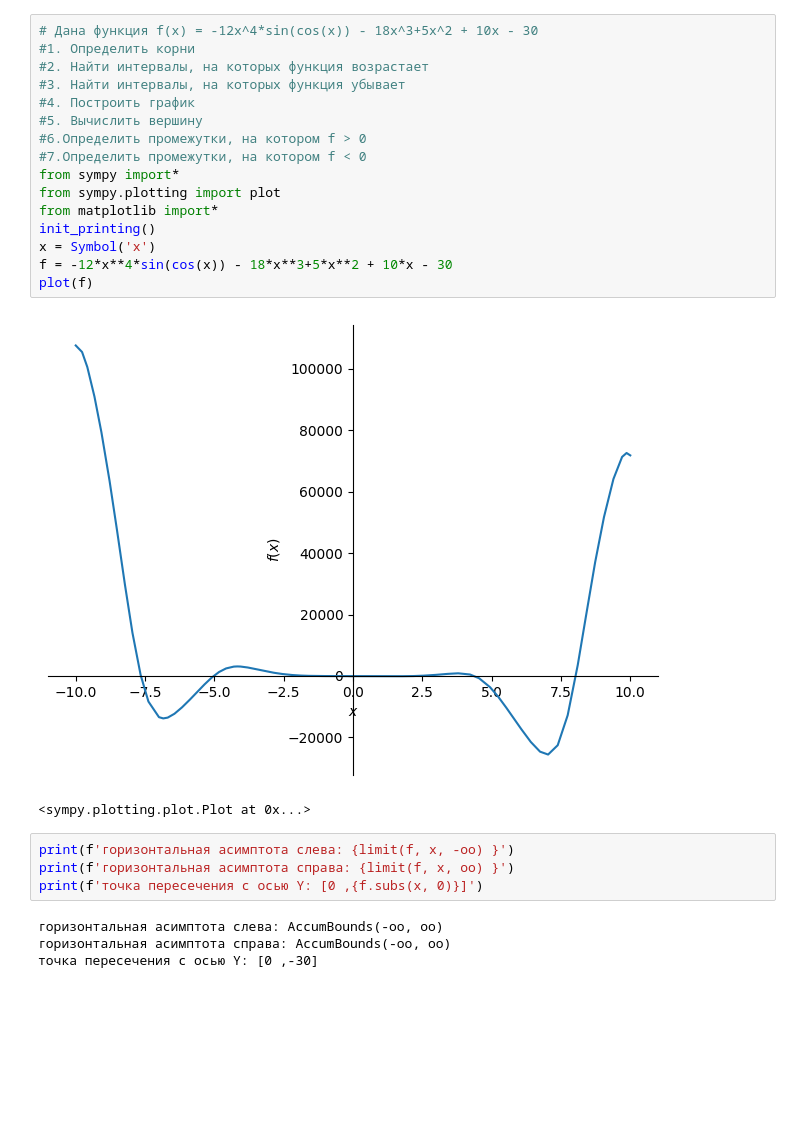
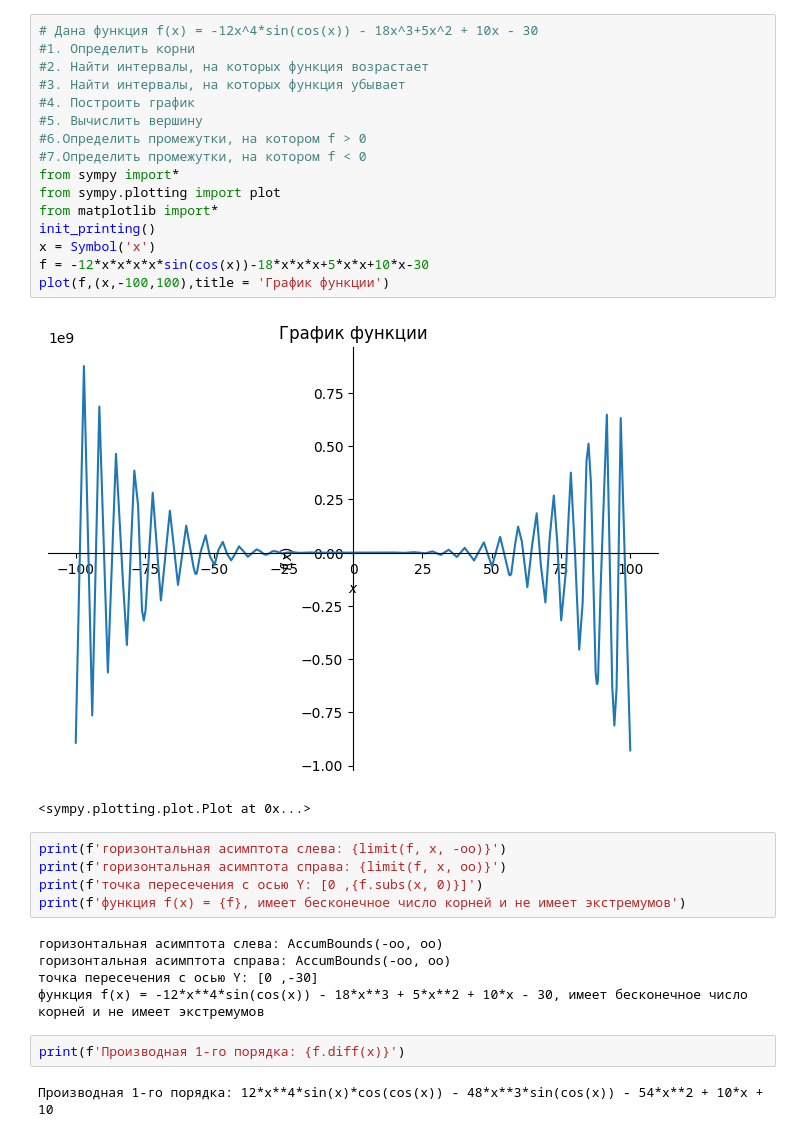
Before and after one commit to Yammazaki/Python-111, a Jupyter notebook: Jupyter/function.ipynb, the cells around one changed output. Cells and saved outputs as stored; diff of their text form; blank space fills up the shorter version.

```diff
--- a/Jupyter/function.ipynb
+++ b/Jupyter/function.ipynb
@@ -1,27 +1,33 @@
 # %%
 # Дана функция f(x) = -12x^4*sin(cos(x)) - 18x^3+5x^2 + 10x - 30
 #1. Определить корни
 #2. Найти интервалы, на которых функция возрастает
 #3. Найти интервалы, на которых функция убывает
 #4. Построить график
 #5. Вычислить вершину
 #6.Определить промежутки, на котором f > 0
 #7.Определить промежутки, на котором f < 0
 from sympy import*
 from sympy.plotting import plot
 from matplotlib import*
 init_printing()
 x = Symbol('x')
-f = -12*x**4*sin(cos(x)) - 18*x**3+5*x**2 + 10*x - 30
-plot(f)
+f = -12*x*x*x*x*sin(cos(x))-18*x*x*x+5*x*x+10*x-30
+plot(f,(x,-100,100),title = 'График функции')
 # %% [output]
-[figure, old version]
+[figure, new version]
 <sympy.plotting.plot.Plot at 0x...>
 # %%
-print(f'горизонтальная асимптота слева: {limit(f, x, -oo) }')
-print(f'горизонтальная асимптота справа: {limit(f, x, oo) }')
+print(f'горизонтальная асимптота слева: {limit(f, x, -oo)}')
+print(f'горизонтальная асимптота справа: {limit(f, x, oo)}')
 print(f'точка пересечения с осью Y: [0 ,{f.subs(x, 0)}]')
+print(f'функция f(x) = {f}, имеет бесконечное число корней и не имеет экстремумов')
 # %% [output]
 горизонтальная асимптота слева: AccumBounds(-oo, oo)
 горизонтальная асимптота справа: AccumBounds(-oo, oo)
 точка пересечения с осью Y: [0 ,-30]
+функция f(x) = -12*x**4*sin(cos(x)) - 18*x**3 + 5*x**2 + 10*x - 30, имеет бесконечное число корней и не имеет экстремумов
+# %%
+print(f'Производная 1-го порядка: {f.diff(x)}')
+# %% [output]
+Производная 1-го порядка: 12*x**4*sin(x)*cos(cos(x)) - 48*x**3*sin(cos(x)) - 54*x**2 + 10*x + 10
```
Also changed, not shown: parts of 1 cell of this notebook.
